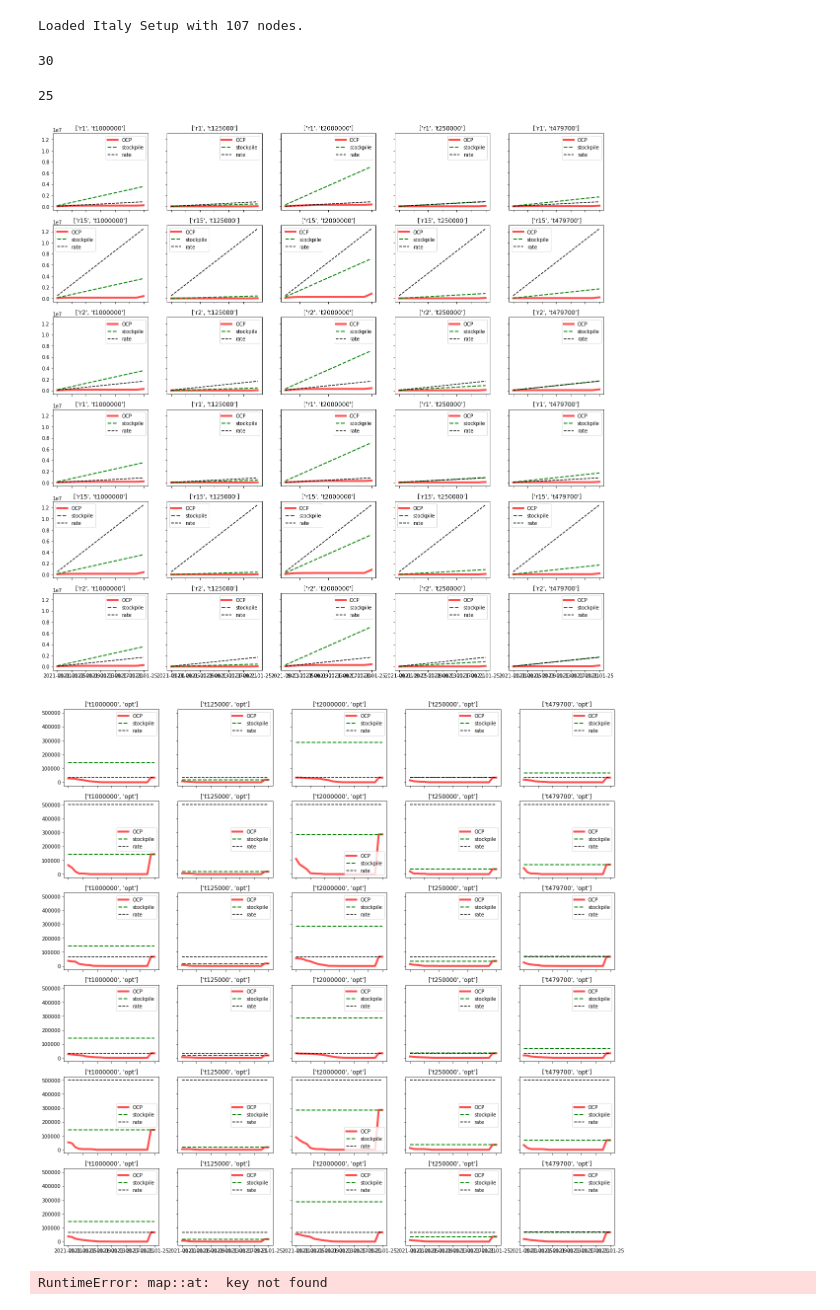
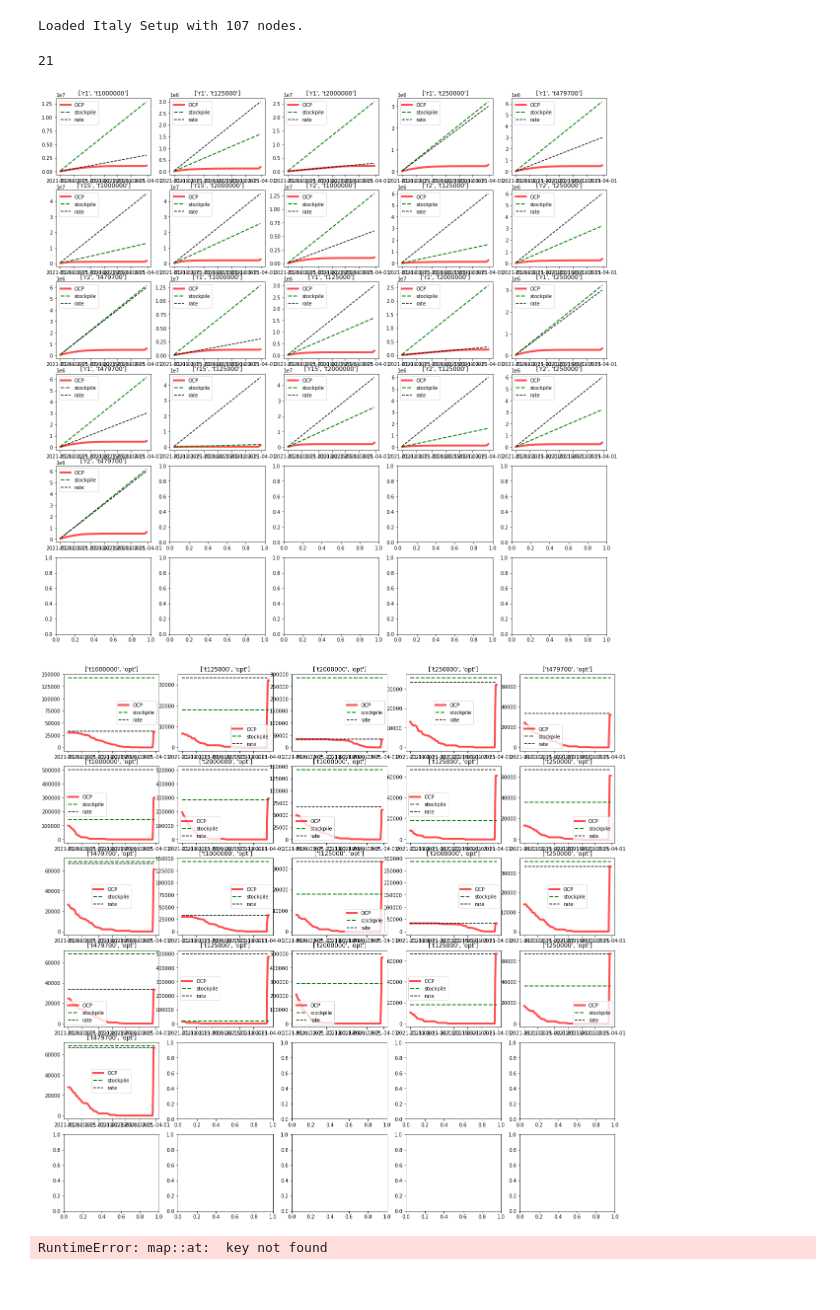
Before and after one commit to jcblemai/COVID-19_italy-vaccination-oc, a Jupyter notebook: analysis_ts.ipynb, the cells around one changed output. Drawn from its saved outputs; the diff is of its cells as text; code cells hidden in the pictures.

```diff
--- a/analysis_ts.ipynb
+++ b/analysis_ts.ipynb
@@ -40,5 +41,5 @@ Loaded Italy Setup with 107 nodes.
 # %%
-filename = '2021-01-14_micro/2021-01-14_micro-L-r15-t125000-opt-107_25.csv'
+filename = '2021-01-15-10_30/week-U-r1-t12500-opt-10_30.csv'
 #filename = 'model_output/-L-r15-t125000-opt-107_10.csv'
 #filename = '2021-01-14_nanoechopc/microechopc-L-r1-t125000-opt-107_15.csv'
 mydata = pd.read_csv(filename, index_col= 'date', parse_dates=True)
@@ -240,24 +246,23 @@ nx = 9
 states_names = ['S', 'E', 'P', 'I', 'A', 'Q','H', 'R', 'V']
 outdir = 'model_output/'
 when = 'future'
-file_prefix = f'2021-01-14_micro'
-outdir = '2021-01-14_micro/'
+file_prefix = f'week'
 myopt = None
 
 n_int_steps = 6
 nnodes = 107  # nodes
-ndays = 25
+ndays = 90
 
 setup = ItalySetup(nnodes, ndays, when)
 M = setup.nnodes
 N = len(setup.model_days) - 1
 
-with open(f'model_output/parameters_{nnodes}_{when}.pkl', 'rb') as inp:
+with open(f'italy-data/parameters_{nnodes}_{when}.pkl', 'rb') as inp:
     p = pickle.load(inp)
 # %% [output]
 Loaded Italy Setup with 107 nodes.
 # %%
-outdir = '2021-01-14_micro/'
+outdir = '2021-01-15-107_90/'
 file_list = glob.glob(outdir + '*.csv')
 #outdir = '2021-01-14_nanoechopc/'
 #file_list = glob.glob(outdir + 'microechopc*.csv')
@@ -265,14 +270,10 @@ file_list = [fn for fn in file_list if 'opt' in fn]
 file_list.sort()
 print(len(file_list))
 # %% [output]
-30
+21
-# %%
-ndays
-# %% [output]
-25
 # %%
 value = 'value'
-fig, ax = plt.subplots(6,5,figsize=(20,20), sharex = True, sharey = True)
+fig, ax = plt.subplots(6,5,figsize=(20,20))#, sharex = True, sharey = True)
 fig.set_facecolor('white')
 ax = [ax for ax in ax.flat]
 
@@ -280,8 +281,8 @@ for i, filename in enumerate(file_list):
     mydata = pd.read_csv(filename, index_col= 'date', parse_dates=True)
     mydata['valuepop'] = mydata['value'] / setup.pop_node[mydata['placeID']]
 
-    dosesperweek = int(filename.split('-')[-3][1:])
-    ratepermonth = int(filename.split('-')[-4][1:])*1e6
+    dosesperweek = float(filename.split('-')[-3][1:])
+    ratepermonth = float(filename.split('-')[-4][1:])*1e6
 
     ax[i].plot(mydata[(mydata['comp'] == 'vacc')].pivot(columns = 'place', values=value).sum(axis=1).cumsum(),
                c = 'r', lw = 4, label = 'OCP', alpha = .7)
@@ -294,32 +295,32 @@ for i, filename in enumerate(file_list):
     #ax[i].set_ylim(0, 1e4)
     ax[i].set_title(filename.split('-')[-4:-2])
 # %% [output]
-[figure, old version]
+[figure, new version]
 # %%
 value = 'value'
-fig, ax = plt.subplots(6,5,figsize=(20,20), sharex = True, sharey = True)
+fig, ax = plt.subplots(6,5,figsize=(20,20))#, sharex = True, sharey = True)
 fig.set_facecolor('white')
 ax = [ax for ax in ax.flat]
 
 for i, filename in enumerate(file_list):
     mydata = pd.read_csv(filename, index_col= 'date', parse_dates=True)
     mydata['valuepop'] = mydata['value'] / setup.pop_node[mydata['placeID']]
 
-    dosesperweek = int(filename.split('-')[-3][1:])
-    ratepermonth = int(filename.split('-')[-4][1:])*1e6
+    dosesperweek = float(filename.split('-')[-3][1:])
+    ratepermonth = float(filename.split('-')[-4][1:])*1e6
 
     ax[i].plot(mydata[(mydata['comp'] == 'vacc')].pivot(columns = 'place', values=value).sum(axis=1),
                c = 'r', lw = 4, label = 'OCP', alpha = .7)
     ax[i].plot(mydata[(mydata['comp'] == 'vacc')].pivot(columns = 'place', values=value).sum(axis=1).index,
                np.ones(ndays)*dosesperweek/7, c='g', lw=2, ls='--', label='stockpile')
     ax[i].plot(mydata[(mydata['comp'] == 'vacc')].pivot(columns = 'place', values=value).sum(axis=1).index,
                np.ones(ndays)*ratepermonth/30, c='k', ls='--', label = 'rate')
 
     ax[i].legend()
     #ax[i].set_ylim(0, 1e6)
     ax[i].set_title(filename.split('-')[-3:-1])
 # %% [output]
-[figure, old version]
+[figure, new version]
 # %%
 a =ocp.g(ocp.arg['ubg'])
 b = np.array(a['vaccines'])
```
Also changed, not shown: parts of 8 cells of this notebook, 2 other files.
